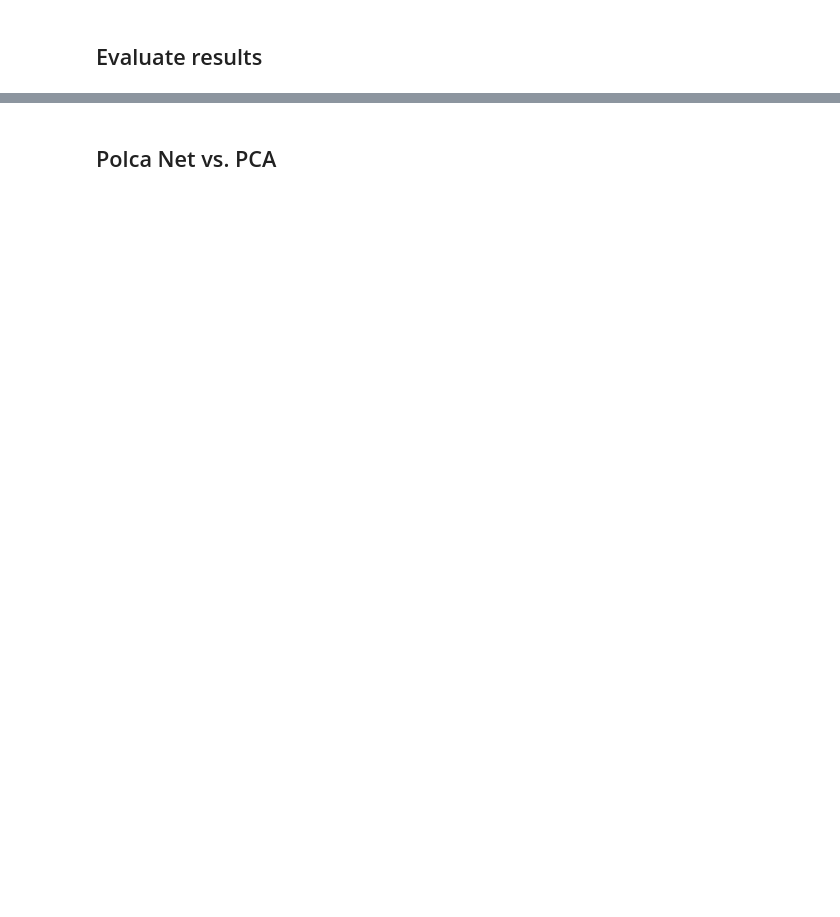
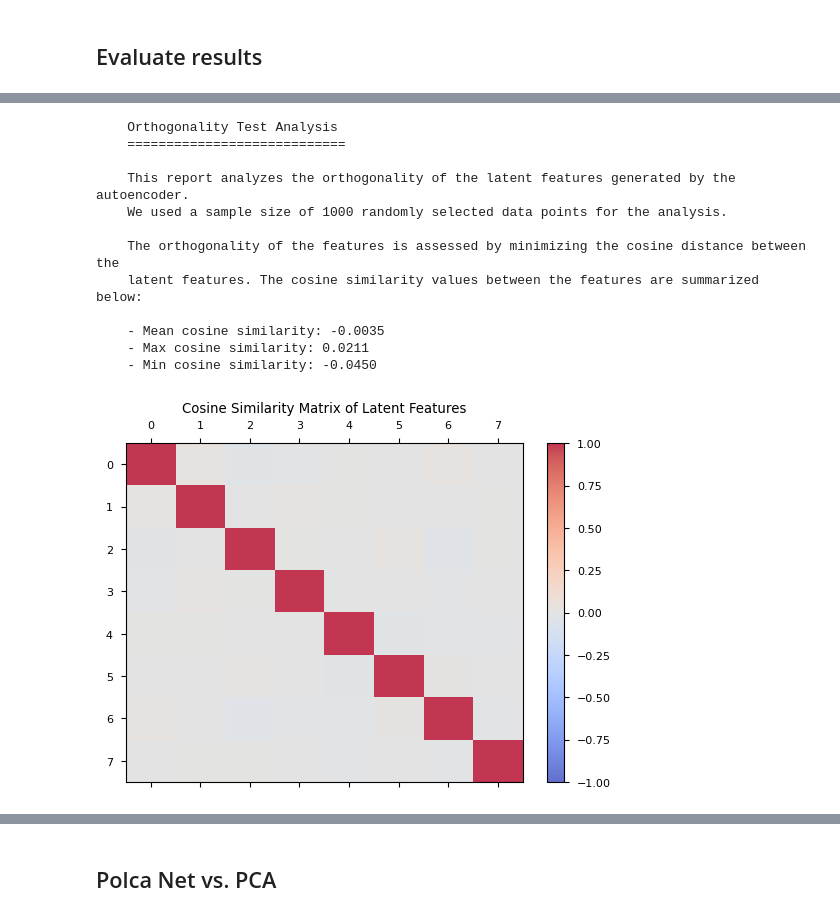
Before and after one commit to jamartinh/polcanet, a Jupyter notebook: examples/notebooks/digits_dataset.ipynb, the cells around one changed output, grey strips where cells are left out. Drawn from its saved outputs; the diff is of its cells as text; code cells hidden in the pictures; blank space fills up the shorter version.

```diff
--- a/examples/notebooks/digits_dataset.ipynb
+++ b/examples/notebooks/digits_dataset.ipynb
@@ -140,2 +160,16 @@ analyze_latent_space(model, latents=latents)
 # %%
-orthogonality_test_analysis(model, X)
+report.orthogonality_test_analysis(model, X)
+# %% [output]
+    Orthogonality Test Analysis
+    ============================
+
+    This report analyzes the orthogonality of the latent features generated by the autoencoder.
+    We used a sample size of 1000 randomly selected data points for the analysis.
+
+    The orthogonality of the features is assessed by minimizing the cosine distance between the
+    latent features. The cosine similarity values between the features are summarized below:
+
+    - Mean cosine similarity: -0.0035
+    - Max cosine similarity: 0.0211
+    - Min cosine similarity: -0.0450
+[figure, added]
```
Also changed, not shown: parts of 21 cells of this notebook, 6 other files.
